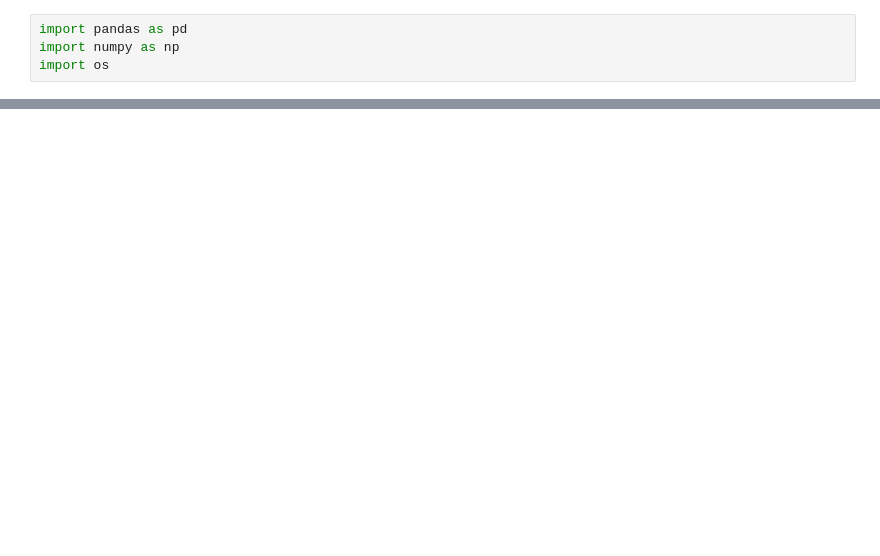
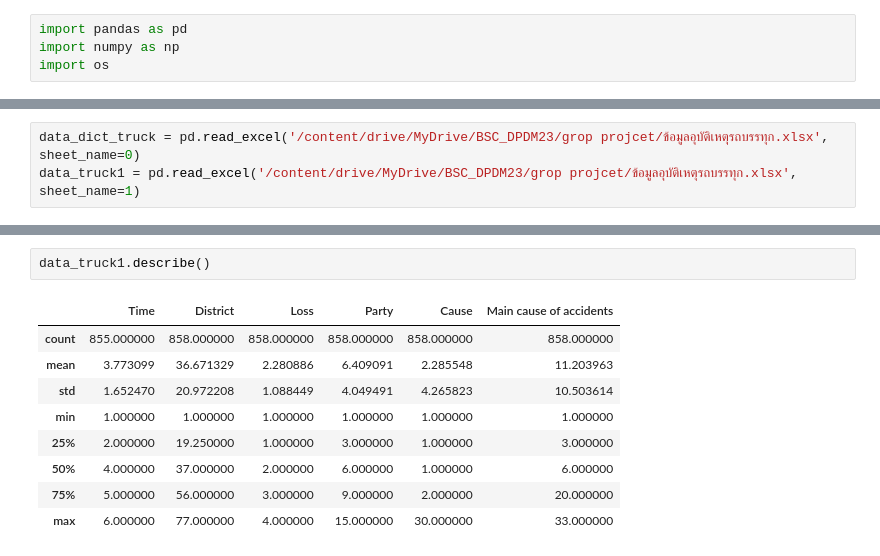
Before and after one commit to Aingon14/BSC_DPDM23, a Jupyter notebook: group_proj_data.ipynb, the cells around one changed output, grey strips where cells are left out. Saved outputs shown, nothing was run; the diff lists cells and outputs as text; blank space fills up the shorter version.

Commit message:
select data

```diff
--- a/group_proj_data.ipynb
+++ b/group_proj_data.ipynb
@@ -37,0 +11,3 @@ data_dec = pd.read_excel('/content/drive/MyDrive/BSC_DPDM23/grop projcet/2562-da
+# %%
+data_dict_truck = pd.read_excel('/content/drive/MyDrive/BSC_DPDM23/grop projcet/ข้อมูลอุบัติเหตุรถบรรทุก.xlsx', sheet_name=0)
+data_truck1 = pd.read_excel('/content/drive/MyDrive/BSC_DPDM23/grop projcet/ข้อมูลอุบัติเหตุรถบรรทุก.xlsx', sheet_name=1)
@@ -37,0 +23,12 @@ data_dec = pd.read_excel('/content/drive/MyDrive/BSC_DPDM23/grop projcet/2562-da
+# %%
+data_truck1.describe()
+# %% [output]
+|  | Time | District | Loss | Party | Cause | Main cause of accidents |
+| count | 855.000000 | 858.000000 | 858.000000 | 858.000000 | 858.000000 | 858.000000 |
+| mean | 3.773099 | 36.671329 | 2.280886 | 6.409091 | 2.285548 | 11.203963 |
+| std | 1.652470 | 20.972208 | 1.088449 | 4.049491 | 4.265823 | 10.503614 |
+| min | 1.000000 | 1.000000 | 1.000000 | 1.000000 | 1.000000 | 1.000000 |
+| 25% | 2.000000 | 19.250000 | 1.000000 | 3.000000 | 1.000000 | 3.000000 |
+| 50% | 4.000000 | 37.000000 | 2.000000 | 6.000000 | 1.000000 | 6.000000 |
+| 75% | 5.000000 | 56.000000 | 3.000000 | 9.000000 | 2.000000 | 20.000000 |
+| max | 6.000000 | 77.000000 | 4.000000 | 15.000000 | 30.000000 | 33.000000 |
```
Also changed, not shown: parts of 8 cells of this notebook.
